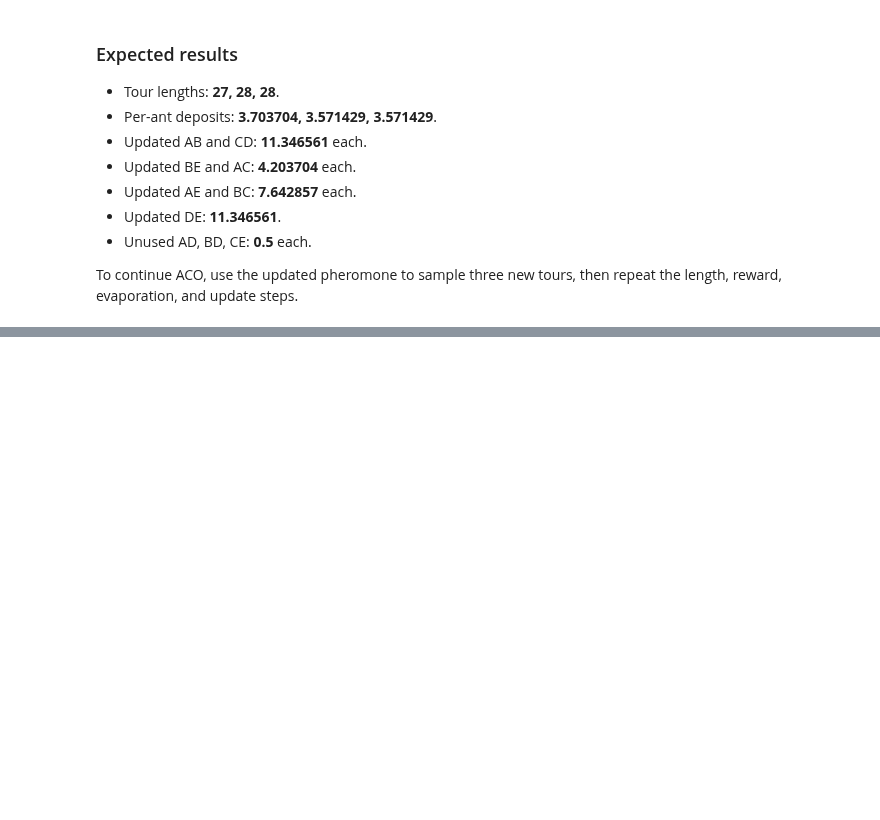
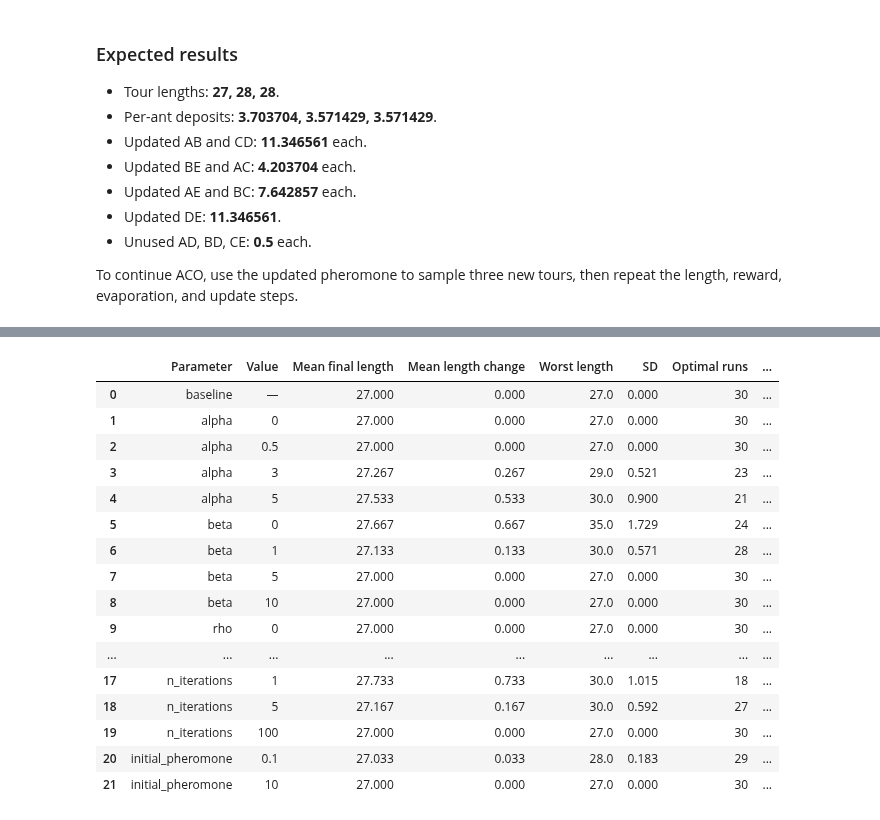
Before and after one commit to Ak62007/SML-Lab-ED408, a Jupyter notebook: notebooks/ACO_Step_by_Step.ipynb, the cells around one changed output, grey strips where cells are left out. Cells and saved outputs as stored; diff of their text form; code cells hidden in the pictures; blank space fills up the shorter version.

```diff
--- a/notebooks/ACO_Step_by_Step.ipynb
+++ b/notebooks/ACO_Step_by_Step.ipynb
@@ -324,0 +411,19 @@ To continue ACO, use the updated pheromone to sample three new tours, then repea
+# %%
+baseline = dict(alpha=1, beta=2, rho=0.5, Q=100,
+                n_ants=3, n_iterations=20, initial_pheromone=1)
+parameter_values = {
+    "alpha": [0, 0.5, 3, 5],
+    "beta": [0, 1, 5, 10],
+    "rho": [0, 0.1, 0.9],
+    "Q": [1, 10, 1000],
+    "n_ants": [1, 10],
+    "n_iterations": [1, 5, 100],
+    "initial_pheromone": [0.1, 10]
+}
+seeds = range(30)
+experiments = [("baseline", "—", baseline.copy())]
+for parameter, values in parameter_values.items():
+    for value in values:
+        settings = {**baseline, parameter: value}
+        experiments.append((parameter, value, settings))
+print(f"{len(experiments)} settings × {len(seeds)} seeds")
@@ -324,0 +468,47 @@ To continue ACO, use the updated pheromone to sample three new tours, then repea
+# %%
+mechanisms = {
+    "alpha": "Larger α strengthens pheromone feedback; α=0 removes learned trail influence. Excessive feedback can lock in an early tour.",
+    "beta": "Larger β favors shorter individual edges; β=0 removes distance guidance. Local edge preference need not produce the best whole tour.",
+    "rho": "Larger ρ forgets old trails faster; ρ=0 retains all old pheromone. Fast forgetting can also reinforce recent choices too strongly.",
+    "Q": "Larger Q strengthens deposits relative to initial trails, especially early on. Multiplying all pheromones equally would not change probabilities.",
+    "n_ants": "More ants explore more tours before each update, but also use more evaluations per iteration.",
+    "n_iterations": "More iterations provide more search opportunities and cost more evaluations. The stored best cannot worsen within one run.",
+    "initial_pheromone": "Larger initial trails reduce the early impact of a fixed deposit; equal initial trails still cancel out in first-move probabilities."
+}
+reference = results.iloc[0]
+interpretations = []
+for _, row in results.iterrows():
+    if row["Parameter"] == "baseline":
+        interpretations.append("Reference setting for all comparisons.")
+        continue
+    delta = row["Mean final length"] - reference["Mean final length"]
+    success_delta = row["Success %"] - reference["Success %"]
+    if np.isclose(delta, 0) and np.isclose(success_delta, 0):
+        observed = "Tied with baseline in mean final length and success rate."
+    else:
+        observed = f"Mean length change {delta:+.2f}; success change {success_delta:+.1f} percentage points."
+    interpretations.append(observed + " " + mechanisms[row["Parameter"]])
+results["Interpretation"] = interpretations
+results["Mean length change"] = results["Mean final length"] - reference["Mean final length"]
+comparison = results[["Parameter", "Value", "Mean final length", "Mean length change", "Worst length", "SD",
+                      "Optimal runs", "Success %", "First-hit iteration", "First-hit tours", "Tours per run", "Interpretation"]]
+with pd.option_context("display.max_colwidth", 160, "display.max_rows", None, "display.max_columns", None):
+    display(comparison.round(3))
+# %% [output]
+|  | Parameter | Value | Mean final length | Mean length change | Worst length | SD | Optimal runs | ... |
+| 0 | baseline | — | 27.000 | 0.000 | 27.0 | 0.000 | 30 | ... |
+| 1 | alpha | 0 | 27.000 | 0.000 | 27.0 | 0.000 | 30 | ... |
+| 2 | alpha | 0.5 | 27.000 | 0.000 | 27.0 | 0.000 | 30 | ... |
+| 3 | alpha | 3 | 27.267 | 0.267 | 29.0 | 0.521 | 23 | ... |
+| 4 | alpha | 5 | 27.533 | 0.533 | 30.0 | 0.900 | 21 | ... |
+| 5 | beta | 0 | 27.667 | 0.667 | 35.0 | 1.729 | 24 | ... |
+| 6 | beta | 1 | 27.133 | 0.133 | 30.0 | 0.571 | 28 | ... |
+| 7 | beta | 5 | 27.000 | 0.000 | 27.0 | 0.000 | 30 | ... |
+| 8 | beta | 10 | 27.000 | 0.000 | 27.0 | 0.000 | 30 | ... |
+| 9 | rho | 0 | 27.000 | 0.000 | 27.0 | 0.000 | 30 | ... |
+| ... | ... | ... | ... | ... | ... | ... | ... | ... |
+| 17 | n_iterations | 1 | 27.733 | 0.733 | 30.0 | 1.015 | 18 | ... |
+| 18 | n_iterations | 5 | 27.167 | 0.167 | 30.0 | 0.592 | 27 | ... |
+| 19 | n_iterations | 100 | 27.000 | 0.000 | 27.0 | 0.000 | 30 | ... |
+| 20 | initial_pheromone | 0.1 | 27.033 | 0.033 | 28.0 | 0.183 | 29 | ... |
+| 21 | initial_pheromone | 10 | 27.000 | 0.000 | 27.0 | 0.000 | 30 | ... |
```
Also changed, not shown: parts of 17 cells of this notebook.
